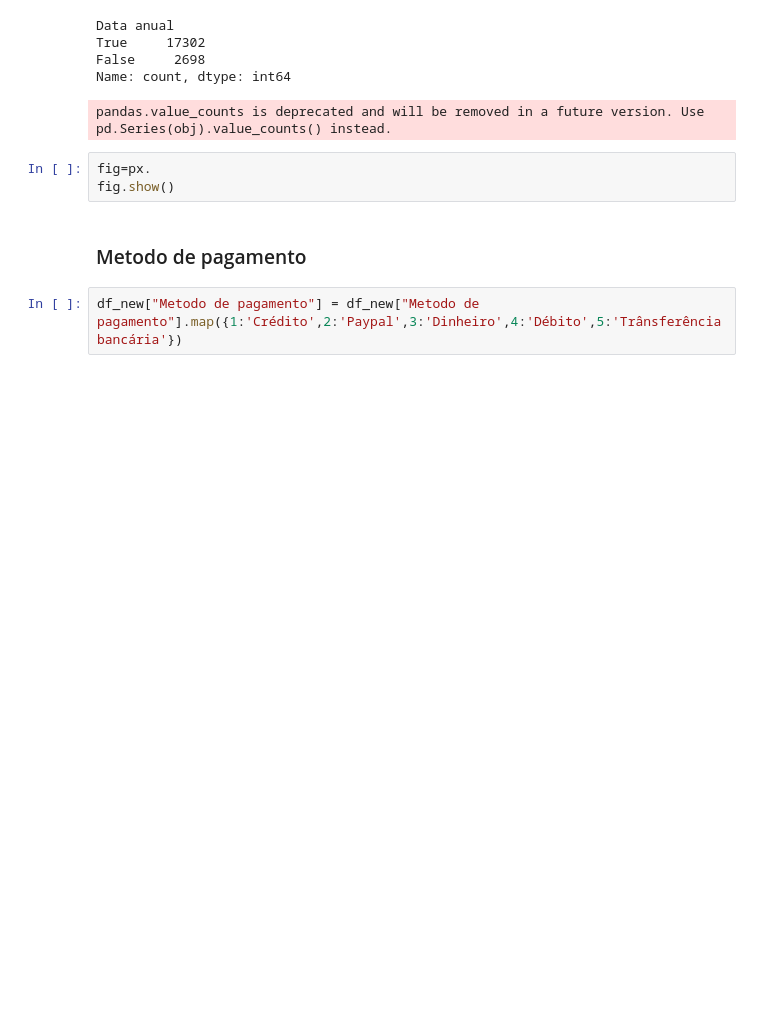
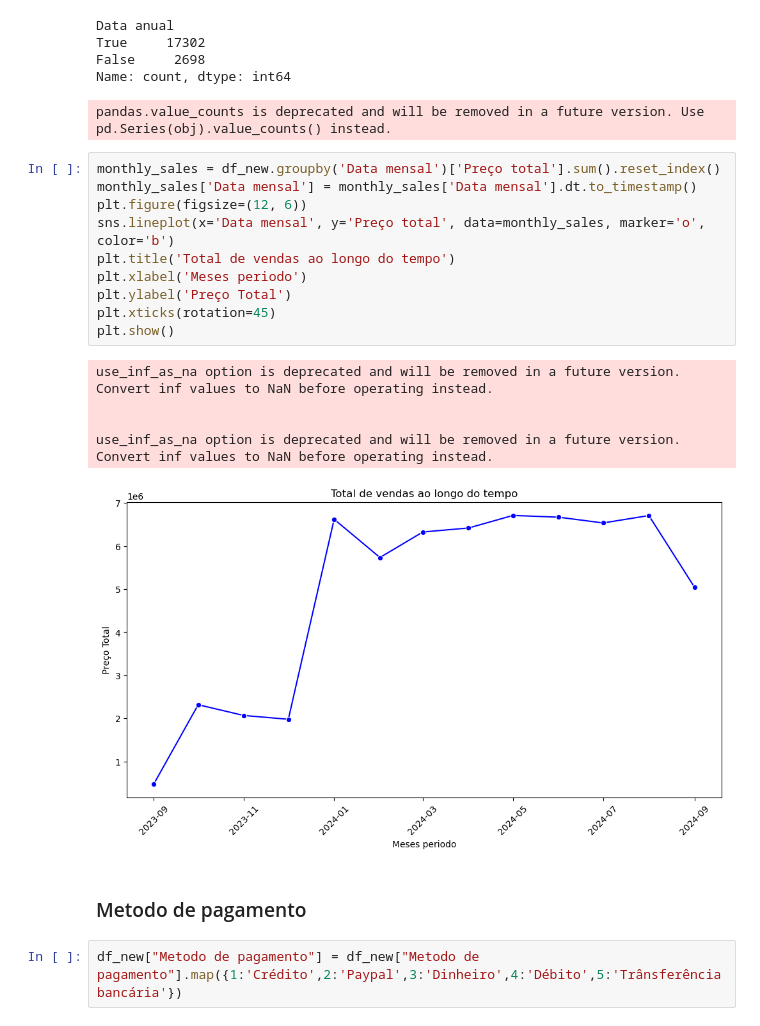
Before and after one commit to Nic62/An-lise-de-vendas, a Jupyter notebook: lab.ipynb, the cells around one changed output. Cells and saved outputs as stored; diff of their text form; blank space fills up the shorter version.

```diff
--- a/lab.ipynb
+++ b/lab.ipynb
@@ -426,9 +426,22 @@ True     17302
 False     2698
 Name: count, dtype: int64
 pandas.value_counts is deprecated and will be removed in a future version. Use pd.Series(obj).value_counts() instead.
-# %%
-fig=px.
-fig.show()
+# %%
+monthly_sales = df_new.groupby('Data mensal')['Preço total'].sum().reset_index()
+monthly_sales['Data mensal'] = monthly_sales['Data mensal'].dt.to_timestamp()
+plt.figure(figsize=(12, 6))
+sns.lineplot(x='Data mensal', y='Preço total', data=monthly_sales, marker='o', color='b')
+plt.title('Total de vendas ao longo do tempo')
+plt.xlabel('Meses periodo')
+plt.ylabel('Preço Total')
+plt.xticks(rotation=45)
+plt.show()
+# %% [output]
+use_inf_as_na option is deprecated and will be removed in a future version. Convert inf values to NaN before operating instead.
+
+
+use_inf_as_na option is deprecated and will be removed in a future version. Convert inf values to NaN before operating instead.
+[figure, added]
 # %% [markdown]
 ### Metodo de pagamento
 # %%
```
Also changed, not shown: parts of 10 cells of this notebook.
